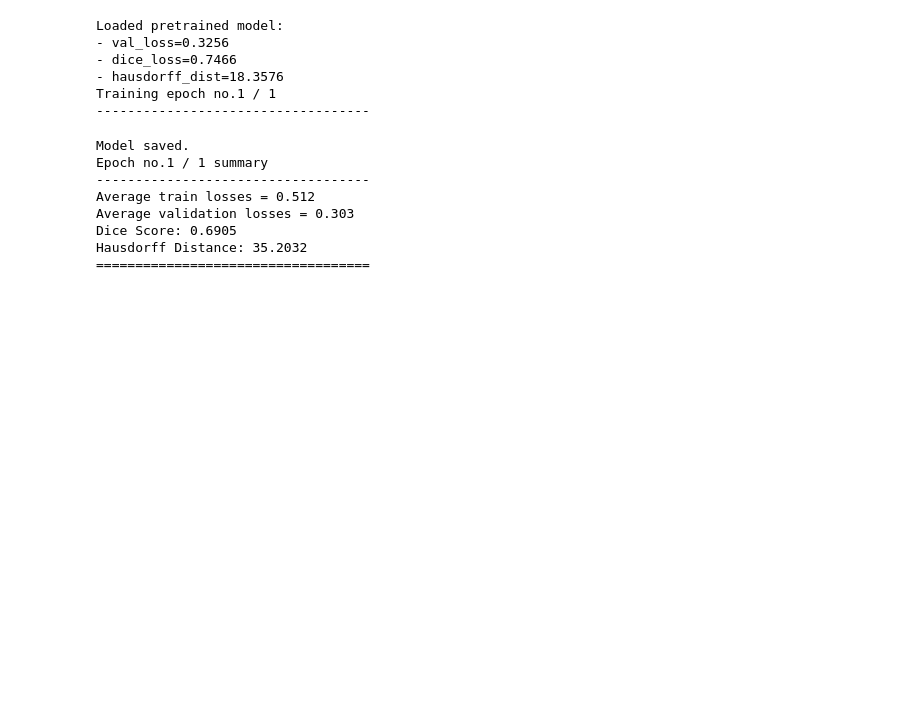
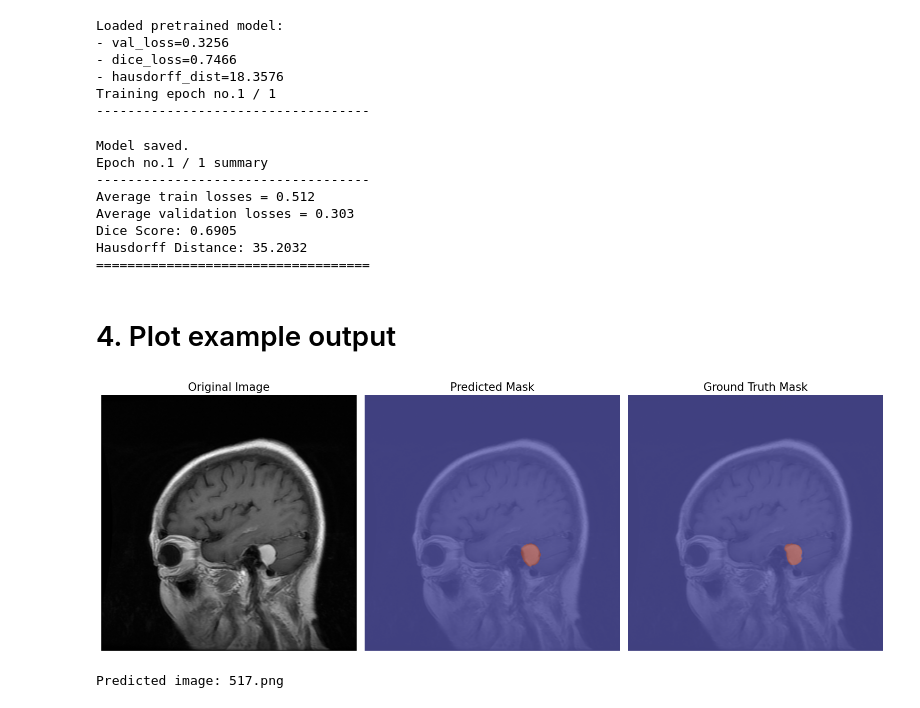
Before and after one commit to youssef-omarrr/Brain-Tumor-Segmentation, a Jupyter notebook: Model V3/train.ipynb, the cells around one changed output. Saved outputs shown, nothing was run; the diff lists cells and outputs as text; code cells hidden in the pictures; blank space fills up the shorter version.

```diff
--- a/Model V3/train.ipynb
+++ b/Model V3/train.ipynb
@@ -46,3 +46,17 @@ Average validation losses = 0.303
 Dice Score: 0.6905
 Hausdorff Distance: 35.2032
 ===================================
+# %% [markdown]
+# 4. Plot example output
+# %%
+from visualize_output.pred_and_plot import visualize_random_prediction
+
+
+pred_mask = visualize_random_prediction(
+    model,
+    images_dir= "../BT_dataset/images/",
+    masks_dir= "../BT_dataset/masks/",
+)
+# %% [output]
+[figure, added]
+Predicted image: 517.png
```
Also changed, not shown: 1 other file.
